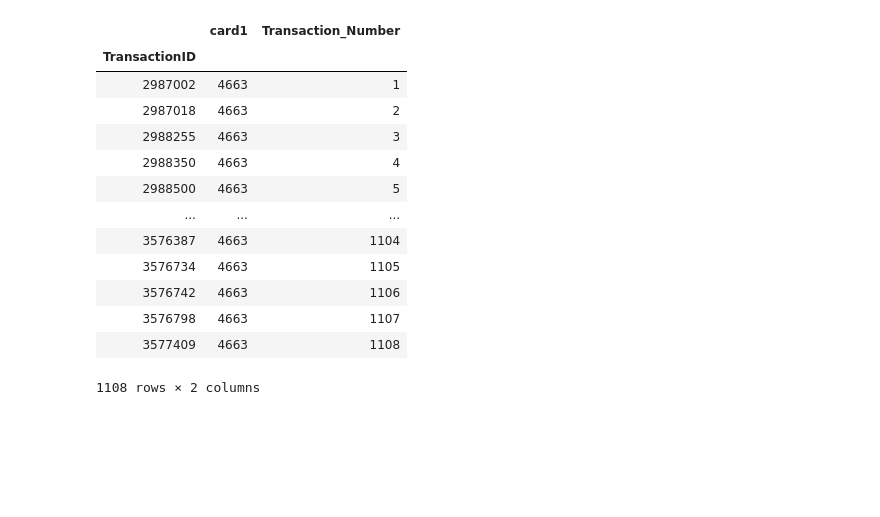
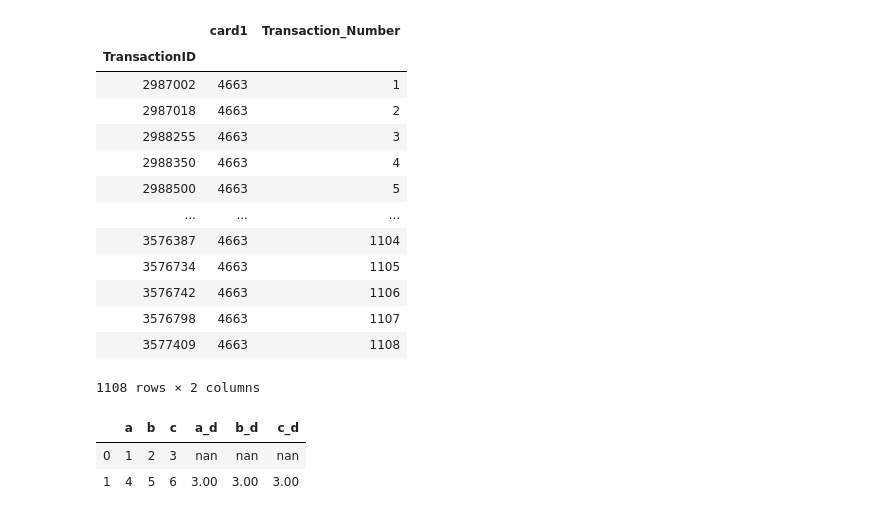
Before and after one commit to merkylove/IEEE_FRAUD, a Jupyter notebook: V_EDA.ipynb, the cells around one changed output. Saved outputs shown, nothing was run; the diff lists cells and outputs as text; code cells hidden in the pictures; blank space fills up the shorter version.

```diff
--- a/V_EDA.ipynb
+++ b/V_EDA.ipynb
@@ -640,3 +674,13 @@ train[train.card1 == 4663][['card1', 'Transaction_Number']]
 | 3576798 | 4663 | 1107 |
 | 3577409 | 4663 | 1108 |
 1108 rows × 2 columns
+# %%
+df = pd.DataFrame(data=[[1, 2, 3], [4, 5, 6]], columns=['a', 'b', 'c'])
+# %%
+df[['a_d', 'b_d', 'c_d']] = df[['a', 'b', 'c']].diff()
+# %%
+df
+# %% [output]
+|  | a | b | c | a_d | b_d | c_d |
+| 0 | 1 | 2 | 3 | nan | nan | nan |
+| 1 | 4 | 5 | 6 | 3.00 | 3.00 | 3.00 |
```
Also changed, not shown: parts of 5 cells of this notebook, 4 other files.
